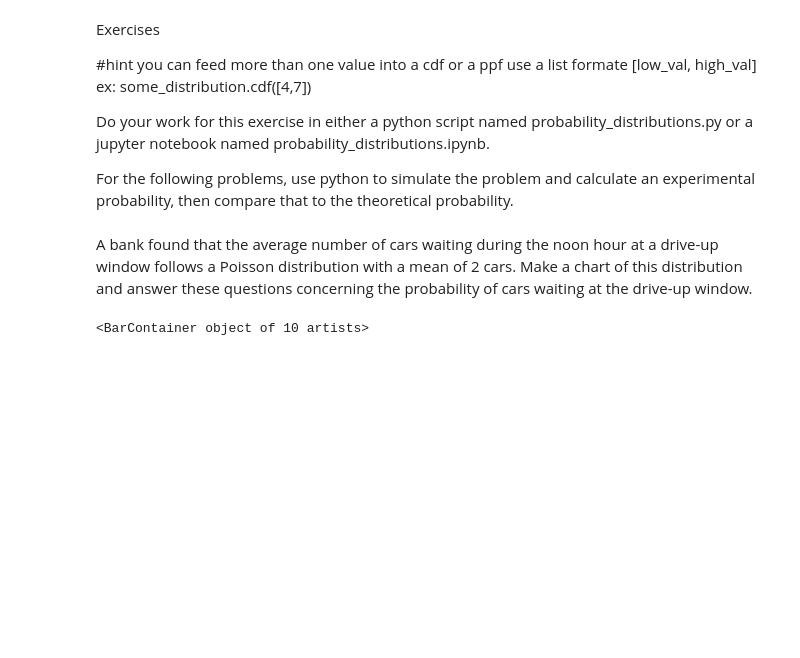
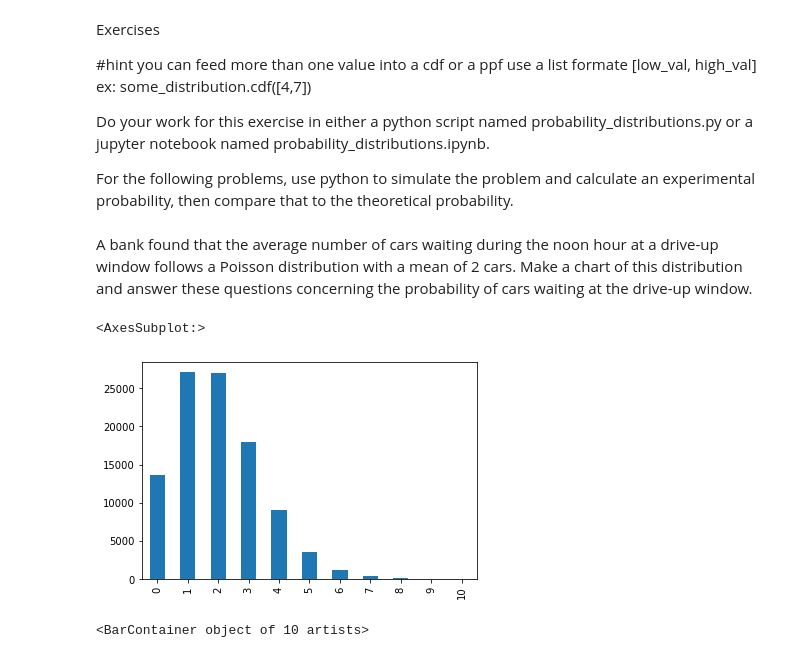
Before and after one commit to joshua-shorterivey/statistics-exercises, a Jupyter notebook: probability_distributions.ipynb, the cells around one changed output. Cells and saved outputs as stored; diff of their text form; code cells hidden in the pictures; blank space fills up the shorter version.

```diff
--- a/probability_distributions.ipynb
+++ b/probability_distributions.ipynb
@@ -16,4 +16,13 @@ import pandas as pd
 from scipy import stats
 # %% [markdown]
 A bank found that the average number of cars waiting during the noon hour at a drive-up window follows a Poisson distribution with a mean of 2 cars. Make a chart of this distribution and answer these questions concerning the probability of cars waiting at the drive-up window.
+# %%
+#Experimental
+poisson_exp = pd.Series(stats.poisson(2).rvs(100_000))
+#plt.bar(x=range((poisson_exp.max() + 1)), height=)
+# %%
+poisson_exp.value_counts().sort_index().plot(kind='bar')
+# %% [output]
+<AxesSubplot:>
+[figure, added]
 # %%
```
Also changed, not shown: parts of 39 cells of this notebook.
